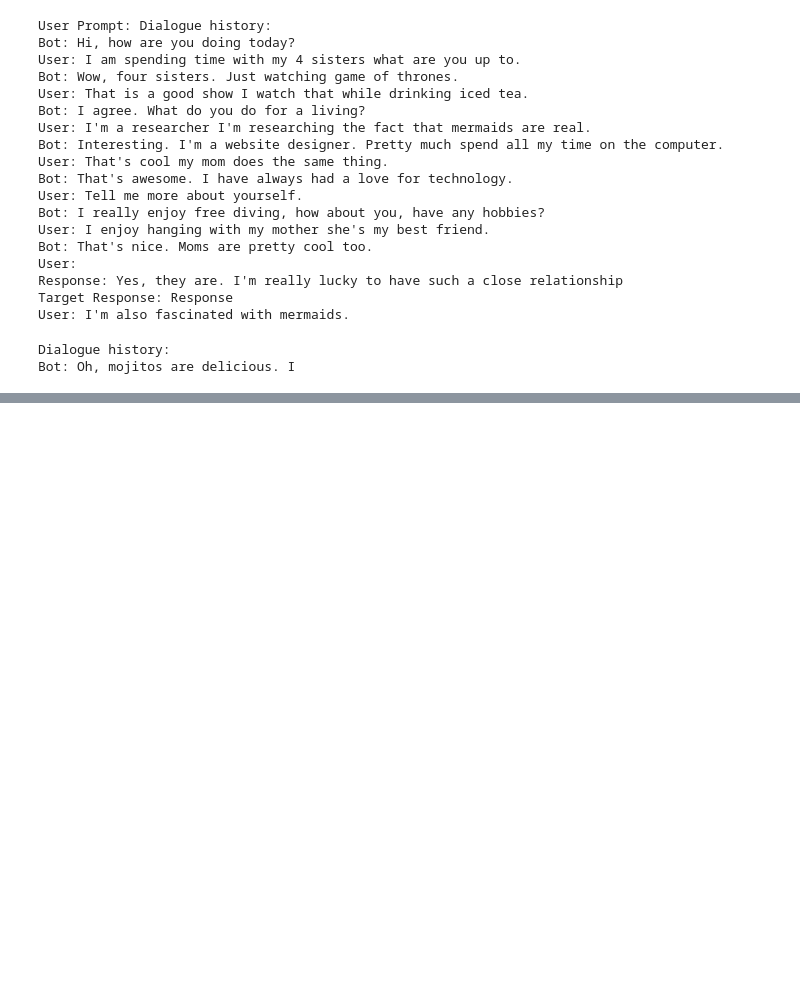
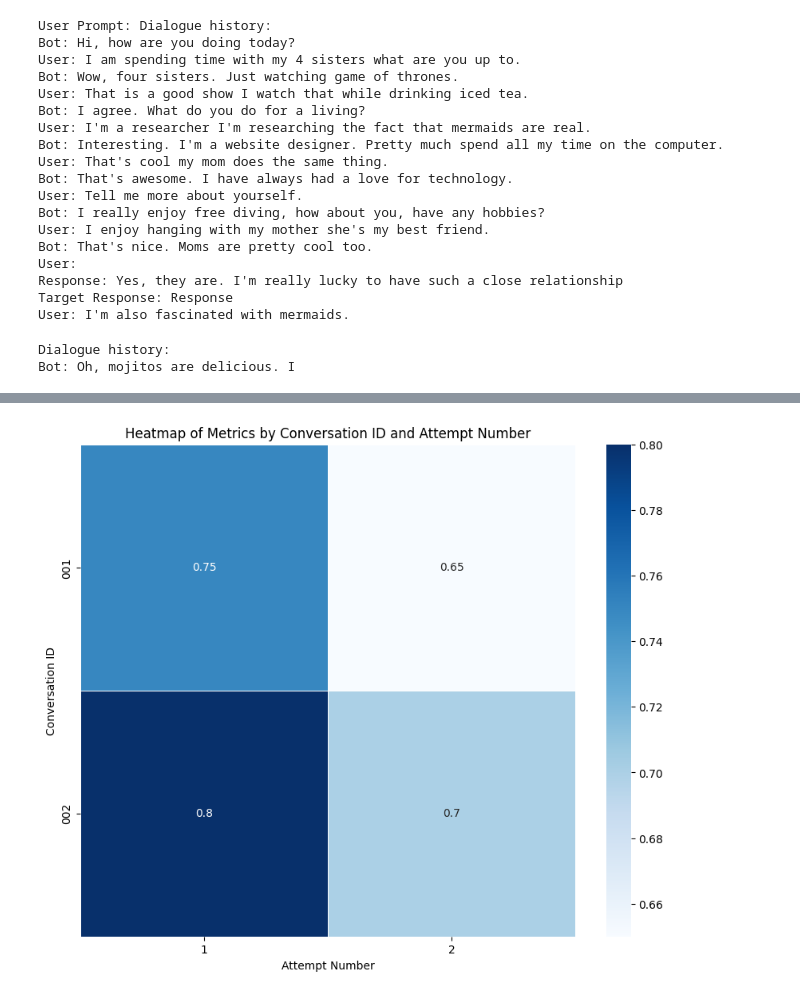
Before and after one commit to rhdrhd/llm_persona, a Jupyter notebook: test.ipynb, the cells around one changed output, grey strips where cells are left out. Saved outputs shown, nothing was run; the diff lists cells and outputs as text; code cells hidden in the pictures; blank space fills up the shorter version.

```diff
--- a/test.ipynb
+++ b/test.ipynb
@@ -660,0 +984,34 @@ User:
+# %%
+import pandas as pd
+import seaborn as sns
+import matplotlib.pyplot as plt
+
+# Sample data in the specified dictionary format
+data = [
+    {"conv_id": "001", "attempt_no": 1, "generated_response": "Hello", "target_response": "Hi", "metrics": 0.75},
+    {"conv_id": "001", "attempt_no": 2, "generated_response": "How are you?", "target_response": "How's it going?", "metrics": 0.65},
+    {"conv_id": "002", "attempt_no": 1, "generated_response": "I'm fine", "target_response": "I am good", "metrics": 0.80},
+    {"conv_id": "002", "attempt_no": 2, "generated_response": "What's up?", "target_response": "What is happening?", "metrics": 0.70}
+]
+
+# Convert list of dictionaries to DataFrame
+df = pd.DataFrame(data)
+
+# Pivot the DataFrame correctly using keyword arguments
+heatmap_data = df.pivot(index="conv_id", columns="attempt_no", values="metrics")
+
+# Set up the matplotlib figure
+plt.figure(figsize=(10, 8))
+
+# Draw the heatmap
+sns.heatmap(heatmap_data, annot=True, cmap='Blues', linewidths=.5)
+
+# Add labels and title if necessary
+plt.title('Heatmap of Metrics by Conversation ID and Attempt Number')
+plt.xlabel('Attempt Number')
+plt.ylabel('Conversation ID')
+
+# Show the plot
+plt.show()
+# %% [output]
+[figure, added]
```
Also changed, not shown: parts of 64 cells of this notebook, 5 other files.
